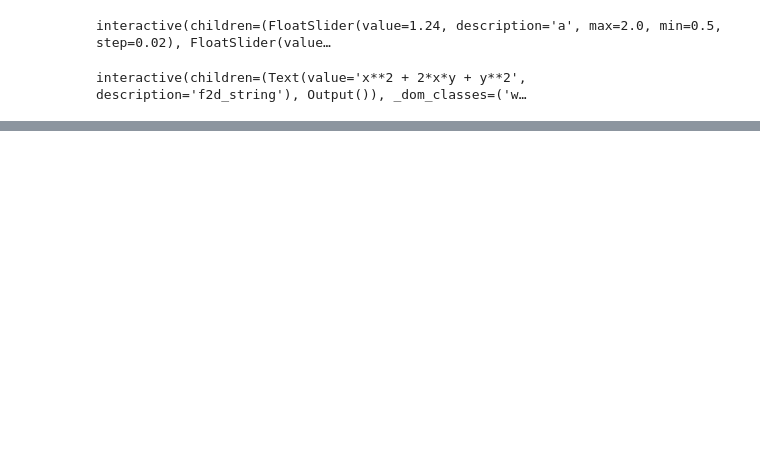
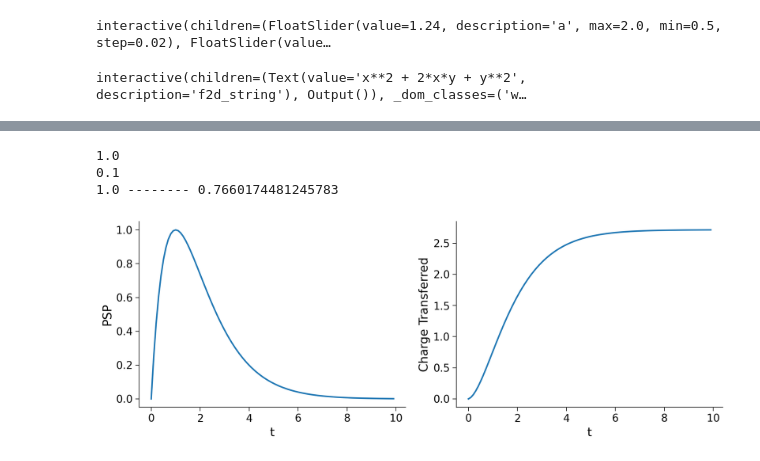
Before and after one commit to ivonnerubio/Neuromatch-Academy-Computational-Neuroscience, a Jupyter notebook: Calculus/Differentiation and Integration.ipynb, the cells around one changed output, grey strips where cells are left out. Cells and saved outputs as stored; diff of their text form; code cells hidden in the pictures; blank space fills up the shorter version.

```diff
--- a/Calculus/Differentiation and Integration.ipynb
+++ b/Calculus/Differentiation and Integration.ipynb
@@ -323,0 +332,29 @@ interactive(children=(Text(value='x**2 + 2*x*y + y**2', description='f2d_string'
+# %%
+# Set up paramenters
+J = 1
+tau_s = 1
+t_sp = 1
+dt = .1
+t = np.arange(0,10,dt)
+
+# Compute PSP Formula
+PSP = J * t * np.exp(-((t - t_sp)/(t_sp)))
+
+# Compute numerical integral
+# We already have PSP at every time step (height of rectangles). We need to multiple by width of rectangles (dt) to  get areas
+rectangle_areas = PSP * dt
+
+
+
+# Cumilatively sum rectangles (hint np.cumsum)
+numerical_integral = np.cumsum(rectangle_areas)
+
+print(PSP[10],"--------", numerical_integral[10])
+
+# Visualize
+plot_charge_transfer(t, PSP, numerical_integral)
+# %% [output]
+1.0
+0.1
+1.0 -------- 0.7660174481245783
+[figure, added]
```
Also changed, not shown: parts of 2 cells of this notebook.
